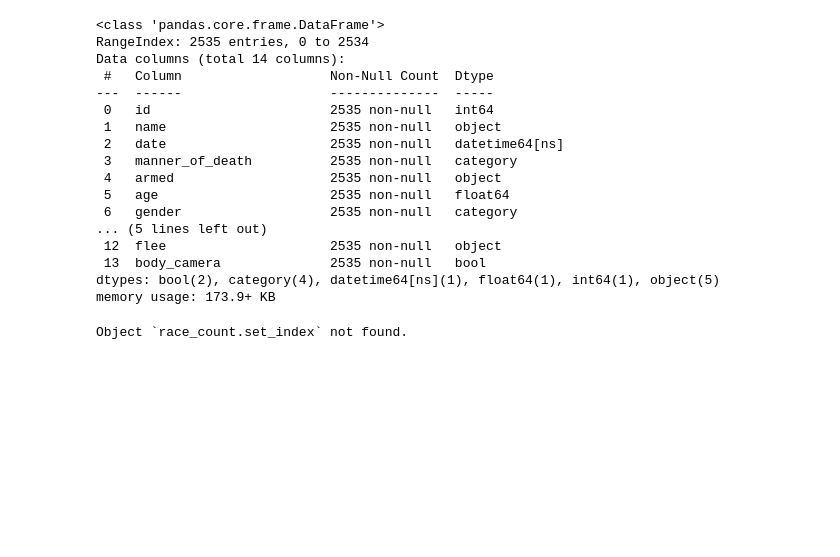
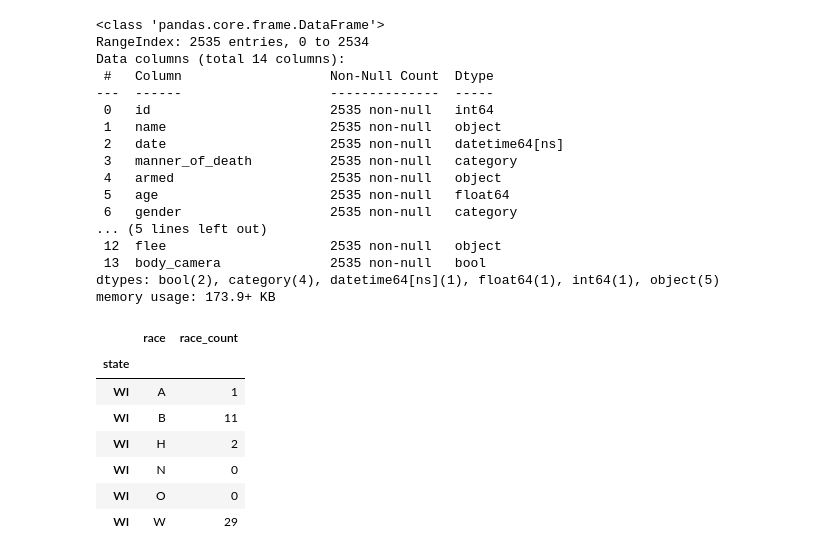
Before and after one commit to Alumasa/Data-Science-SCA, a Jupyter notebook: US Police Killings Analysis.ipynb, the cells around one changed output. Cells and saved outputs as stored; diff of their text form; code cells hidden in the pictures; blank space fills up the shorter version.

```diff
--- a/US Police Killings Analysis.ipynb
+++ b/US Police Killings Analysis.ipynb
@@ -657,4 +657,0 @@ race_count = killings.groupby(['state', 'race'])['race'].count()
-# %%
-race_count.set_index
-# %% [output]
-Object `race_count.set_index` not found.
@@ -660,0 +660,11 @@ Object `race_count.set_index` not found.
+# %%
+state_race_count.loc[state_race_count.index == 'WI']
+# %% [output]
+|  | race | race_count |
+| state |  |  |
+| WI | A | 1 |
+| WI | B | 11 |
+| WI | H | 2 |
+| WI | N | 0 |
+| WI | O | 0 |
+| WI | W | 29 |
```
Also changed, not shown: parts of 12 cells of this notebook.
